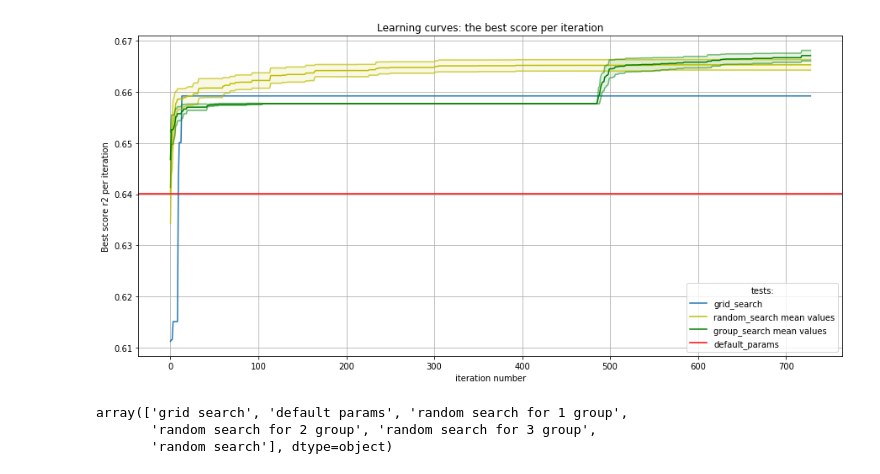
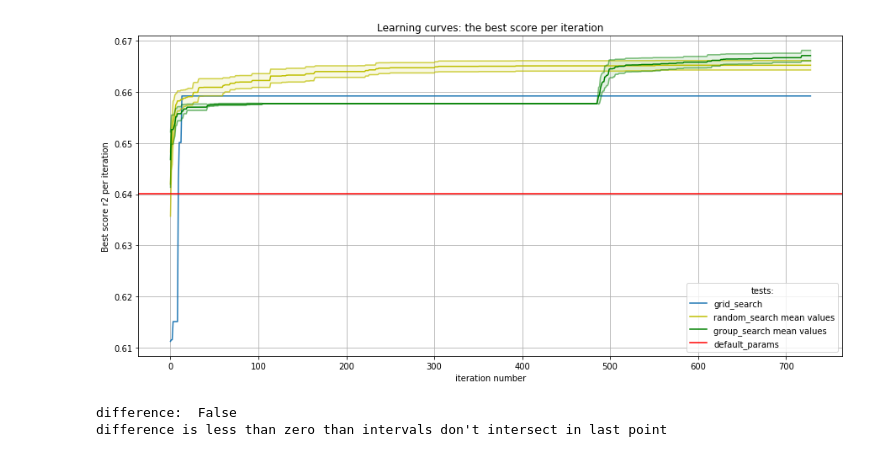
Before and after one commit to HollowPrincess/GradBoostOptim, a Jupyter notebook: xgboost_test_1_analysis.ipynb, the cells around one changed output. Saved outputs shown, nothing was run; the diff lists cells and outputs as text; code cells hidden in the pictures.

```diff
--- a/xgboost_test_1_analysis.ipynb
+++ b/xgboost_test_1_analysis.ipynb
@@ -182,7 +131,7 @@ grid_perf=grid_df.loc[grid_df['experiment_name']!='default params', 'mean_test_s
 #get best scores per itration for each random_search performance:
 random_mean=pd.DataFrame([])
 for i in random_df.run_number.unique():
-    tmp=pd.DataFrame(random_df.loc[random_df.run_number==i, "mean_test_score"].cummax())
+    tmp=pd.DataFrame(random_df.loc[random_df.run_number==i, "mean_test_score"].copy().cummax())
     tmp["iter_num"]=random_df.loc[random_df.run_number==i, "iter_num"]
     random_mean=pd.concat([random_mean, tmp], sort=False)
 
@@ -211,47 +160,49 @@ group_std=(group_std*z)/np.sqrt(n)
 group_mean=group_mean.groupby(by="iter_num")['mean_test_score'].mean()
 
 ## DEFAULT performance
 default_perf=grid_df.loc[grid_df['experiment_name']=='default params', 'mean_test_score']
 
 
 ## PLOT
 plt.figure(figsize=(15,7))
 plt.grid()
 x=list(range(0, grid_perf.shape[0]))
 
 #grid plot:
 plt.plot(x, grid_perf, label="grid_search")
 
 #conf for random:
 plt.plot(x, random_mean, color="y", label="random_search mean values")
-lower=random_mean - random_std
-upper=random_mean + random_std
-plt.plot(x, lower, alpha=0.7, color="y")
-plt.plot(x, upper, alpha=0.7, color="y")
-plt.fill_between(x, lower, upper, alpha=0.1, color="y")
+lower_random=random_mean - random_std
+upper_random=random_mean + random_std
+plt.plot(x, lower_random, alpha=0.7, color="y")
+plt.plot(x, upper_random, alpha=0.7, color="y")
+plt.fill_between(x, lower_random, upper_random, alpha=0.1, color="y")
 
 #conf for group:
 plt.plot(x, group_mean, color="green", label="group_search mean values")
-lower=group_mean - group_std
-upper=group_mean + group_std
-plt.plot(x, lower, alpha=0.5, color="green")
-plt.plot(x, upper, alpha=0.5, color="green")
-plt.fill_between(x, lower, upper, alpha=0.1, color="green")
+lower_group=group_mean - group_std
+upper_group=group_mean + group_std
+plt.plot(x, lower_group, alpha=0.5, color="green")
+plt.plot(x, upper_group, alpha=0.5, color="green")
+plt.fill_between(x, lower_group, upper_group, alpha=0.1, color="green")
 
 #line for default values
 plt.axhline(default_perf.values, label="default_params", color='r')
 
 plt.legend(title='tests:')
 plt.title("Learning curves: the best score per iteration")
 plt.ylabel("Best score r2 per iteration")
 plt.xlabel("iteration number")
 plt.savefig("graphs/2_scores.jpg")
 plt.show()
 # %% [output]
-[figure, old version]
+[figure, new version]
-# %%
-df.experiment_name.unique()
-# %% [output]
-array(['grid search', 'default params', 'random search for 1 group',
-       'random search for 2 group', 'random search for 3 group',
-       'random search'], dtype=object)
+# %%
+#print("green last lower values: ", lower_group.iloc[-11:-1])
+#print("yellow last upper values: ", upper_random.iloc[0:10])
+print("difference: ", ((lower_group.iloc[-1:].values-upper_random.iloc[-1:].values) > 0).all())
+print("difference is less than zero than intervals don't intersect in last point")
+# %% [output]
+difference:  False
+difference is less than zero than intervals don't intersect in last point
```
Also changed, not shown: parts of 29 cells of this notebook, 13 other files.
